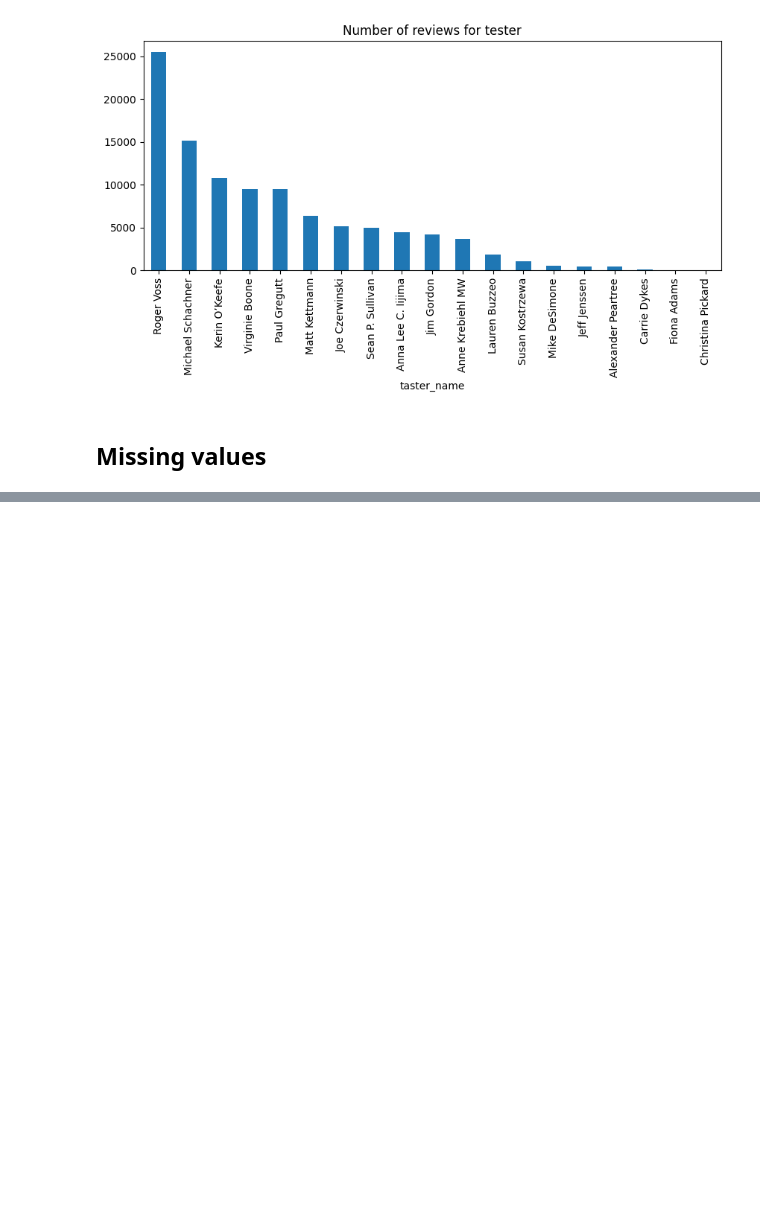
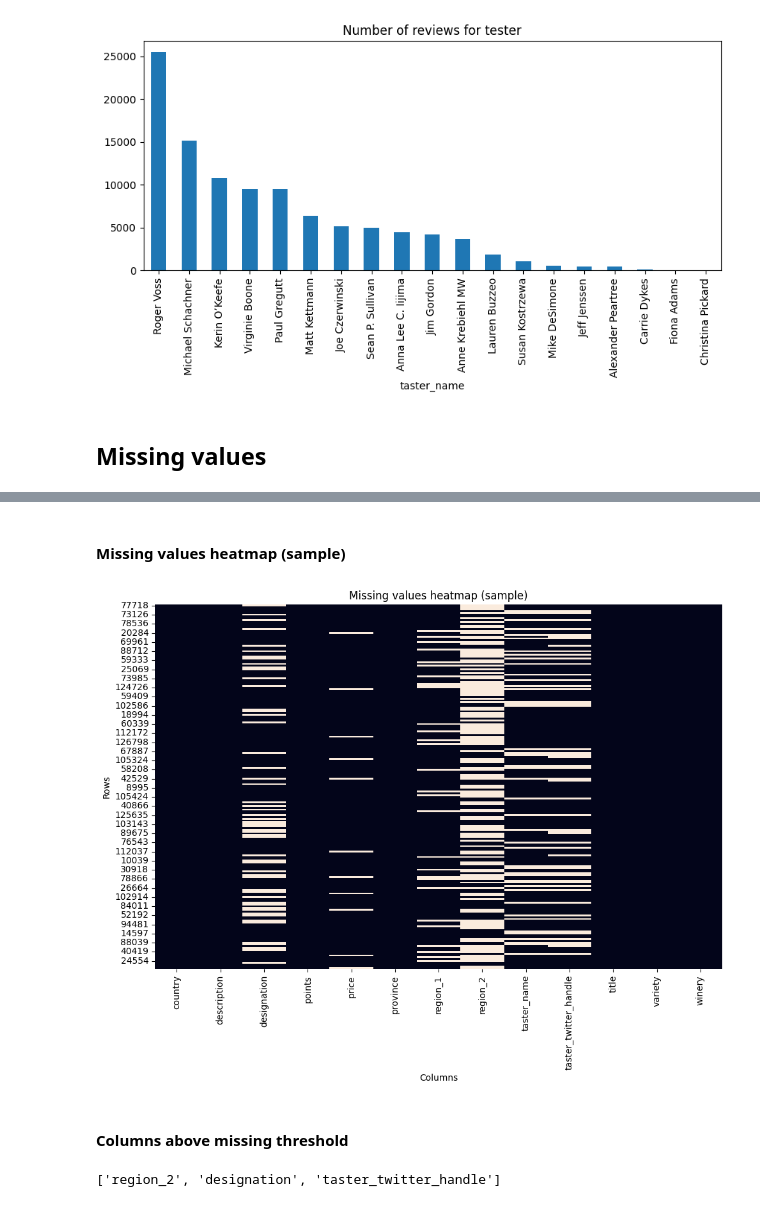
Before and after one commit to Msaters/projektUczenieMaszynowe, a Jupyter notebook: data_exploration.ipynb, the cells around one changed output, grey strips where cells are left out. Drawn from its saved outputs; the diff is of its cells as text; code cells hidden in the pictures; blank space fills up the shorter version.

```diff
--- a/data_exploration.ipynb
+++ b/data_exploration.ipynb
@@ -258,0 +296,24 @@ Eksploracyjna analiza danych (EDA) – statystyki opisowe, rozkłady zmiennych,
+# %% [markdown]
+#### Missing values heatmap (sample)
+# %%
+import seaborn as sns
+import matplotlib.pyplot as plt
+
+sample = df.sample(200, random_state=42) if len(df) > 1000 else df
+
+plt.figure(figsize=(10,8))
+sns.heatmap(sample.isna(), cbar=False)
+plt.title("Missing values heatmap (sample)")
+plt.xlabel("Columns")
+plt.ylabel("Rows")
+plt.tight_layout()
+# %% [output]
+[figure, added]
+# %% [markdown]
+#### Columns above missing threshold
+# %%
+threshold = 21
+cols_high_missing = missing_df[missing_df["missing_pct"] > threshold].index.tolist()
+cols_high_missing
+# %% [output]
+['region_2', 'designation', 'taster_twitter_handle']
```
Also changed, not shown: parts of 13 cells of this notebook.
